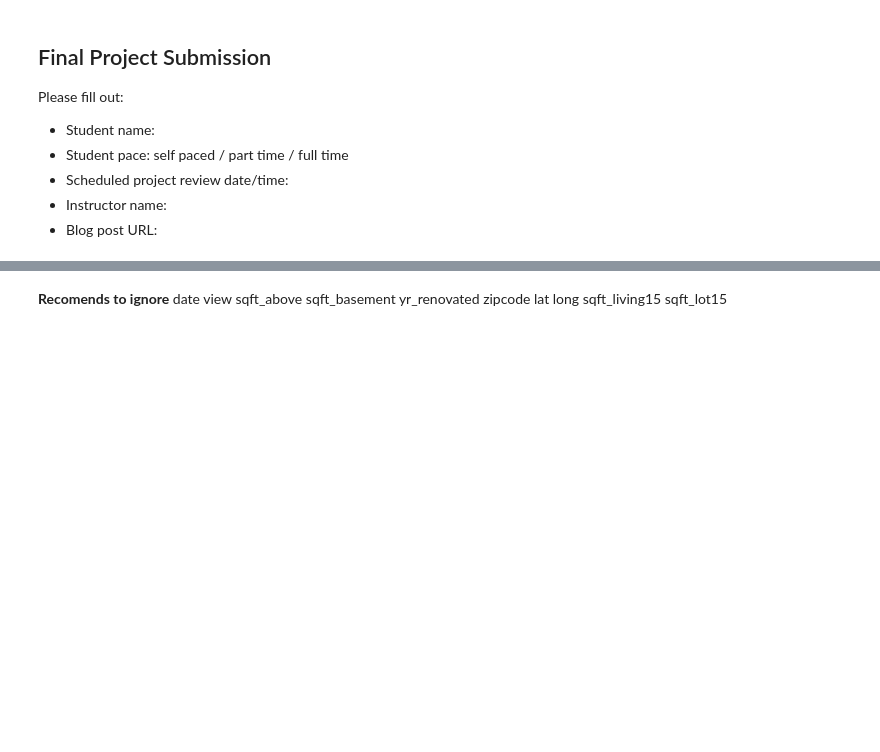
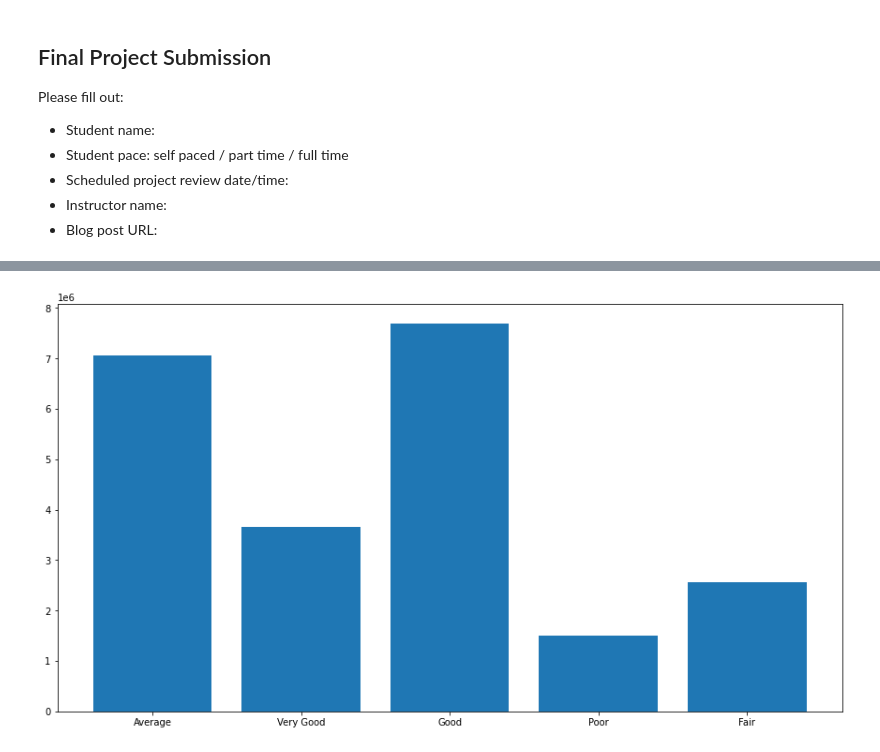
Before and after one commit to mattrubic/dsc-phase-2-project-v2-3, a Jupyter notebook: student.ipynb, the cells around one changed output, grey strips where cells are left out. Drawn from its saved outputs; the diff is of its cells as text; code cells hidden in the pictures; blank space fills up the shorter version.

```diff
--- a/student.ipynb
+++ b/student.ipynb
@@ -46,12 +332,0 @@ df.isna().sum()
-# %% [markdown]
-**Recomends to ignore**
-date
-view
-sqft_above
-sqft_basement
-yr_renovated
-zipcode
-lat
-long
-sqft_living15
-sqft_lot15
@@ -60 +333,6 @@ df.corr()
+# %%
+fig, ax = plt.subplots(figsize = (15, 8))
+ax.bar(x = df['condition'], height = df['price']);
+# %% [output]
+[figure, added]
 # %%
```
Also changed, not shown: parts of 61 cells of this notebook.
